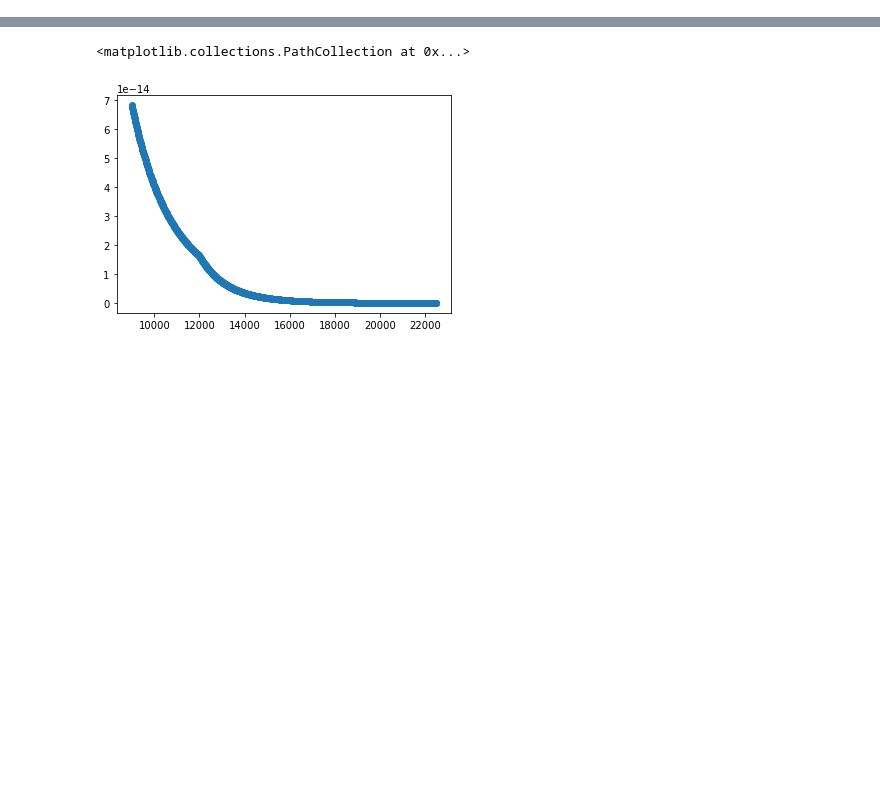
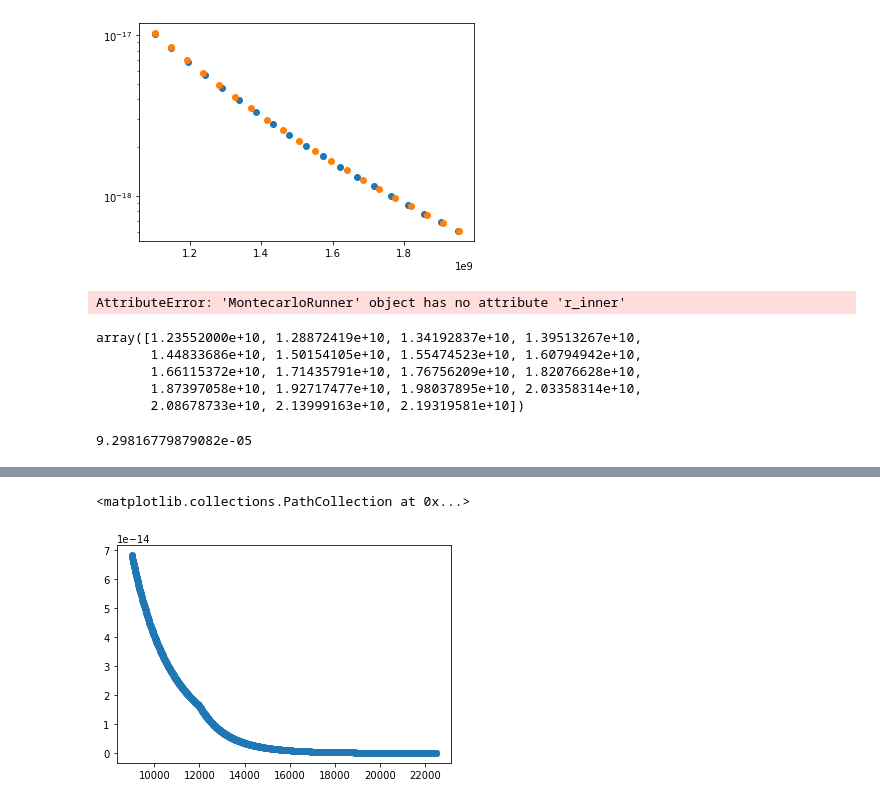
Before and after one commit to Csogeza/MPA, a Jupyter notebook: TARDIS_start/Density_File_generator.ipynb, the cells around one changed output, grey strips where cells are left out. Saved outputs shown, nothing was run; the diff lists cells and outputs as text; code cells hidden in the pictures; blank space fills up the shorter version.

```diff
--- a/TARDIS_start/Density_File_generator.ipynb
+++ b/TARDIS_start/Density_File_generator.ipynb
@@ -28,0 +35,2 @@ plt.scatter(np.linspace(9000,22500,10),rg)
+# %%
+sim = run_tardis('tardis_pow_cust_new.yml')
@@ -28,0 +55,2 @@ plt.scatter(np.linspace(9000,22500,10),rg)
+# %%
+sim2 = run_tardis('tardis_powertest_exact.yml')
@@ -28,0 +75,25 @@ plt.scatter(np.linspace(9000,22500,10),rg)
+# %%
+plt.scatter(sim.runner.v_inner_cgs, sim.model.density)
+plt.scatter(sim2.runner.v_inner_cgs, sim2.model.density)
+plt.yscale('log')
+# %% [output]
+[figure, added]
+# %%
+sim.model
+# %% [output]
+AttributeError: 'MontecarloRunner' object has no attribute 'r_inner'
+# %%
+R.value/1e5
+# %% [output]
+array([1.23552000e+10, 1.28872419e+10, 1.34192837e+10, 1.39513267e+10,
+       1.44833686e+10, 1.50154105e+10, 1.55474523e+10, 1.60794942e+10,
+       1.66115372e+10, 1.71435791e+10, 1.76756209e+10, 1.82076628e+10,
+       1.87397058e+10, 1.92717477e+10, 1.98037895e+10, 2.03358314e+10,
+       2.08678733e+10, 2.13999163e+10, 2.19319581e+10])
+# %%
+n = sim.plasma.electron_densities
+R = sim.model.r_inner
+dR = np.ediff1d(R).value
+(np.sum(np.multiply(dR,n[:-1]))+(dR[-1]*n[18]))*astropy.constants.sigma_T.value*1e4
+# %% [output]
+9.29816779879082e-05
```
Also changed, not shown: parts of 30 cells of this notebook.
